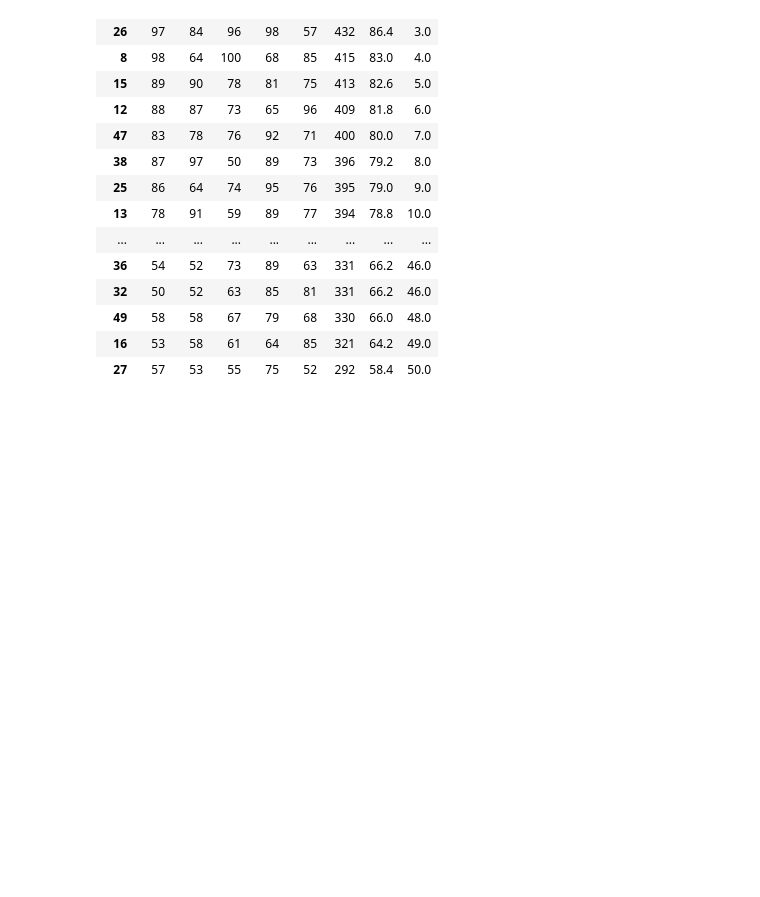
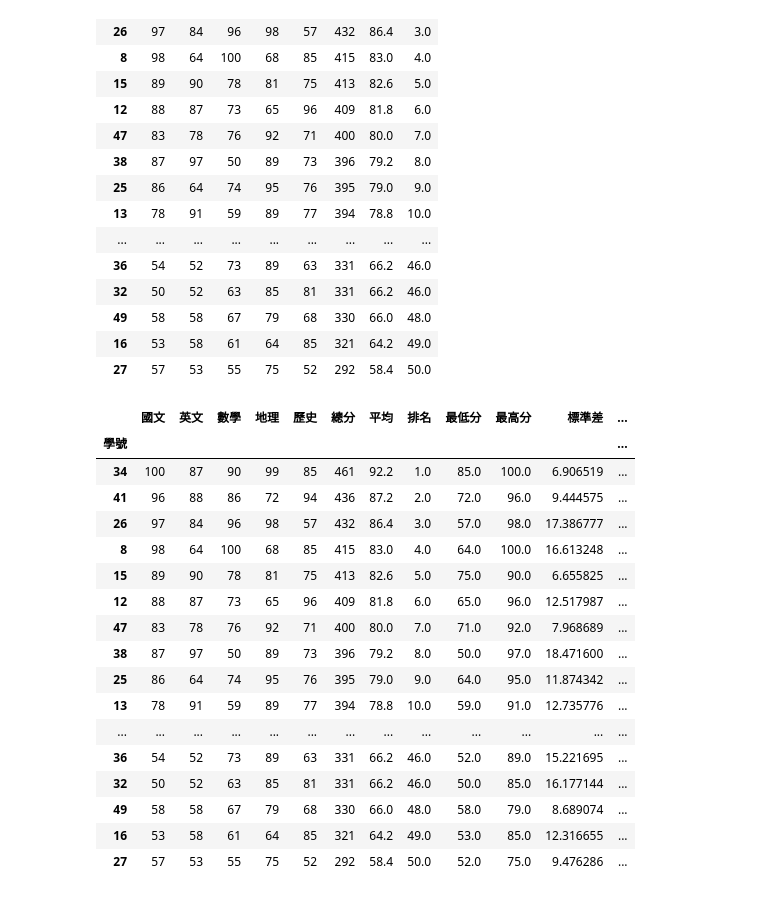
Before and after one commit to Tzung-han/python_analysis, a Jupyter notebook: lession8_5.ipynb, the cells around one changed output. Cells and saved outputs as stored; diff of their text form; code cells hidden in the pictures; blank space fills up the shorter version.

```diff
--- a/lession8_5.ipynb
+++ b/lession8_5.ipynb
@@ -85,3 +85,28 @@ def max_score(row)->int:
     return row.max()
 
 df1[['國文', '英文', '數學', '地理', '歷史']].apply(max_score,axis=1)
+# %%
+def max_score(row):
+    less_60_count = len(row[row < 60])
+    return pd.Series([row.min(),row.max(),row.std(),less_60_count],index=['最低分','最高分','標準差','不及格的數量'])
+df2 = df1[['國文', '英文', '數學', '地理', '歷史']].apply(max_score,axis=1)
+pd.concat([df1,df2],axis=1)
+# %% [output]
+|  | 國文 | 英文 | 數學 | 地理 | 歷史 | 總分 | 平均 | 排名 | 最低分 | 最高分 | 標準差 | ... |
+| 學號 |  |  |  |  |  |  |  |  |  |  |  | ... |
+| 34 | 100 | 87 | 90 | 99 | 85 | 461 | 92.2 | 1.0 | 85.0 | 100.0 | 6.906519 | ... |
+| 41 | 96 | 88 | 86 | 72 | 94 | 436 | 87.2 | 2.0 | 72.0 | 96.0 | 9.444575 | ... |
+| 26 | 97 | 84 | 96 | 98 | 57 | 432 | 86.4 | 3.0 | 57.0 | 98.0 | 17.386777 | ... |
+| 8 | 98 | 64 | 100 | 68 | 85 | 415 | 83.0 | 4.0 | 64.0 | 100.0 | 16.613248 | ... |
+| 15 | 89 | 90 | 78 | 81 | 75 | 413 | 82.6 | 5.0 | 75.0 | 90.0 | 6.655825 | ... |
+| 12 | 88 | 87 | 73 | 65 | 96 | 409 | 81.8 | 6.0 | 65.0 | 96.0 | 12.517987 | ... |
+| 47 | 83 | 78 | 76 | 92 | 71 | 400 | 80.0 | 7.0 | 71.0 | 92.0 | 7.968689 | ... |
+| 38 | 87 | 97 | 50 | 89 | 73 | 396 | 79.2 | 8.0 | 50.0 | 97.0 | 18.471600 | ... |
+| 25 | 86 | 64 | 74 | 95 | 76 | 395 | 79.0 | 9.0 | 64.0 | 95.0 | 11.874342 | ... |
+| 13 | 78 | 91 | 59 | 89 | 77 | 394 | 78.8 | 10.0 | 59.0 | 91.0 | 12.735776 | ... |
+| ... | ... | ... | ... | ... | ... | ... | ... | ... | ... | ... | ... | ... |
+| 36 | 54 | 52 | 73 | 89 | 63 | 331 | 66.2 | 46.0 | 52.0 | 89.0 | 15.221695 | ... |
+| 32 | 50 | 52 | 63 | 85 | 81 | 331 | 66.2 | 46.0 | 50.0 | 85.0 | 16.177144 | ... |
+| 49 | 58 | 58 | 67 | 79 | 68 | 330 | 66.0 | 48.0 | 58.0 | 79.0 | 8.689074 | ... |
+| 16 | 53 | 58 | 61 | 64 | 85 | 321 | 64.2 | 49.0 | 53.0 | 85.0 | 12.316655 | ... |
+| 27 | 57 | 53 | 55 | 75 | 52 | 292 | 58.4 | 50.0 | 52.0 | 75.0 | 9.476286 | ... |
```
